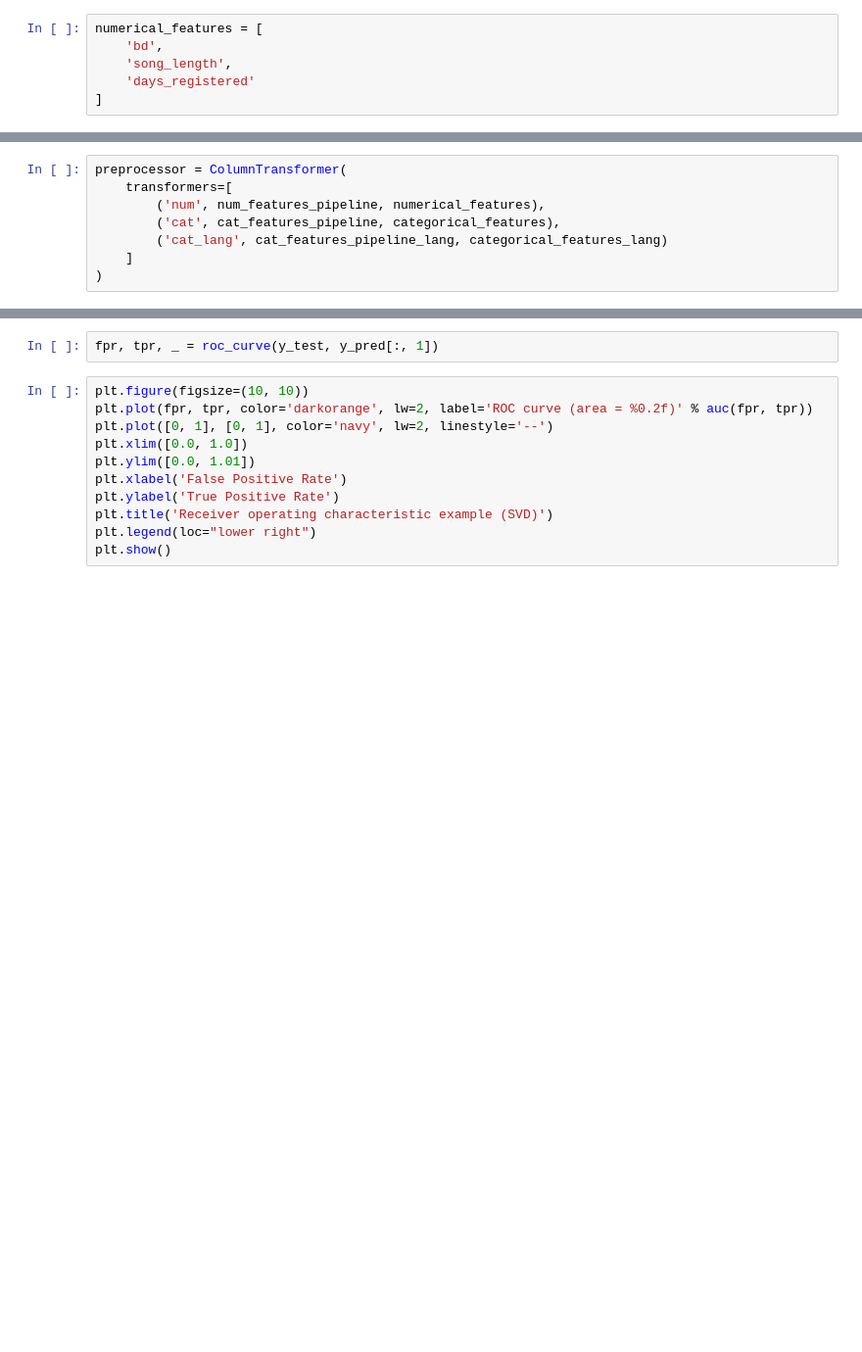
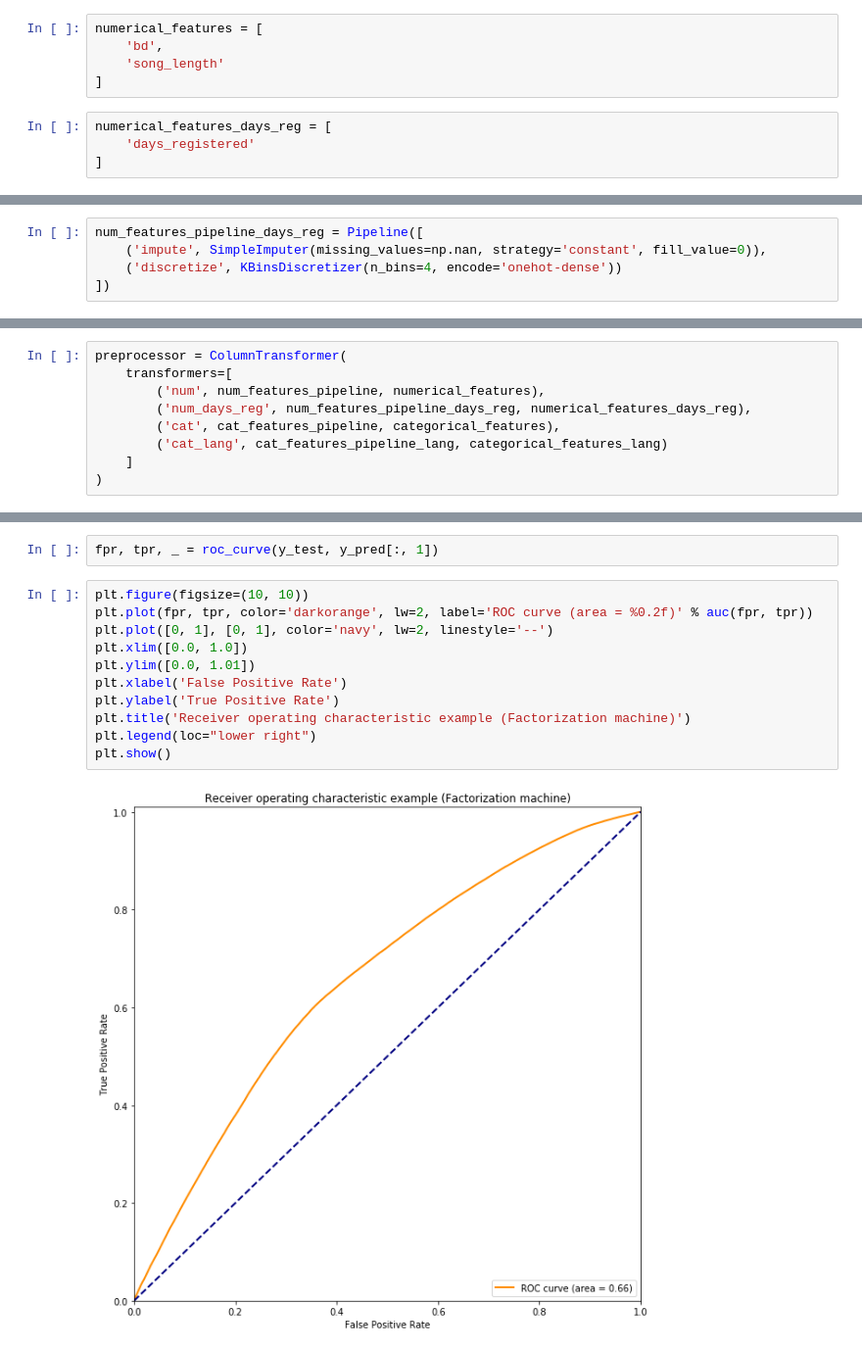
Before and after one commit to IooHooI/RECOMMENDATION_SYSTEMS_2, a Jupyter notebook: notebooks/SOLUTION.ipynb, the cells around one changed output, grey strips where cells are left out. Shown at 98% size. Saved outputs shown, nothing was run; the diff lists cells and outputs as text; blank space fills up the shorter version.

```diff
--- a/notebooks/SOLUTION.ipynb
+++ b/notebooks/SOLUTION.ipynb
@@ -268,14 +605,22 @@ categorical_features_lang = [
 # %%
 numerical_features = [
     'bd',
-    'song_length',
-    'days_registered'
+    'song_length'
 ]
+# %%
+numerical_features_days_reg = [
+    'days_registered'
+]
 # %%
 num_features_pipeline = Pipeline([
     ('impute', SimpleImputer(missing_values=np.nan, strategy='mean')),
     ('discretize', KBinsDiscretizer(n_bins=4, encode='onehot-dense'))
 ])
+# %%
+num_features_pipeline_days_reg = Pipeline([
+    ('impute', SimpleImputer(missing_values=np.nan, strategy='constant', fill_value=0)),
+    ('discretize', KBinsDiscretizer(n_bins=4, encode='onehot-dense'))
+])
 # %%
 cat_features_pipeline = Pipeline([
     ('impute', SimpleImputer(missing_values=np.nan, strategy='constant', fill_value='missing')),
@@ -290,6 +635,7 @@ cat_features_pipeline_lang = Pipeline([
 preprocessor = ColumnTransformer(
     transformers=[
         ('num', num_features_pipeline, numerical_features),
+        ('num_days_reg', num_features_pipeline_days_reg, numerical_features_days_reg),
         ('cat', cat_features_pipeline, categorical_features),
         ('cat_lang', cat_features_pipeline_lang, categorical_features_lang)
     ]
@@ -334,11 +688,13 @@ fpr, tpr, _ = roc_curve(y_test, y_pred[:, 1])
 # %%
 plt.figure(figsize=(10, 10))
 plt.plot(fpr, tpr, color='darkorange', lw=2, label='ROC curve (area = %0.2f)' % auc(fpr, tpr))
 plt.plot([0, 1], [0, 1], color='navy', lw=2, linestyle='--')
 plt.xlim([0.0, 1.0])
 plt.ylim([0.0, 1.01])
 plt.xlabel('False Positive Rate')
 plt.ylabel('True Positive Rate')
-plt.title('Receiver operating characteristic example (SVD)')
+plt.title('Receiver operating characteristic example (Factorization machine)')
 plt.legend(loc="lower right")
 plt.show()
+# %% [output]
+[figure, added]
```
Also changed, not shown: parts of 60 cells of this notebook.
